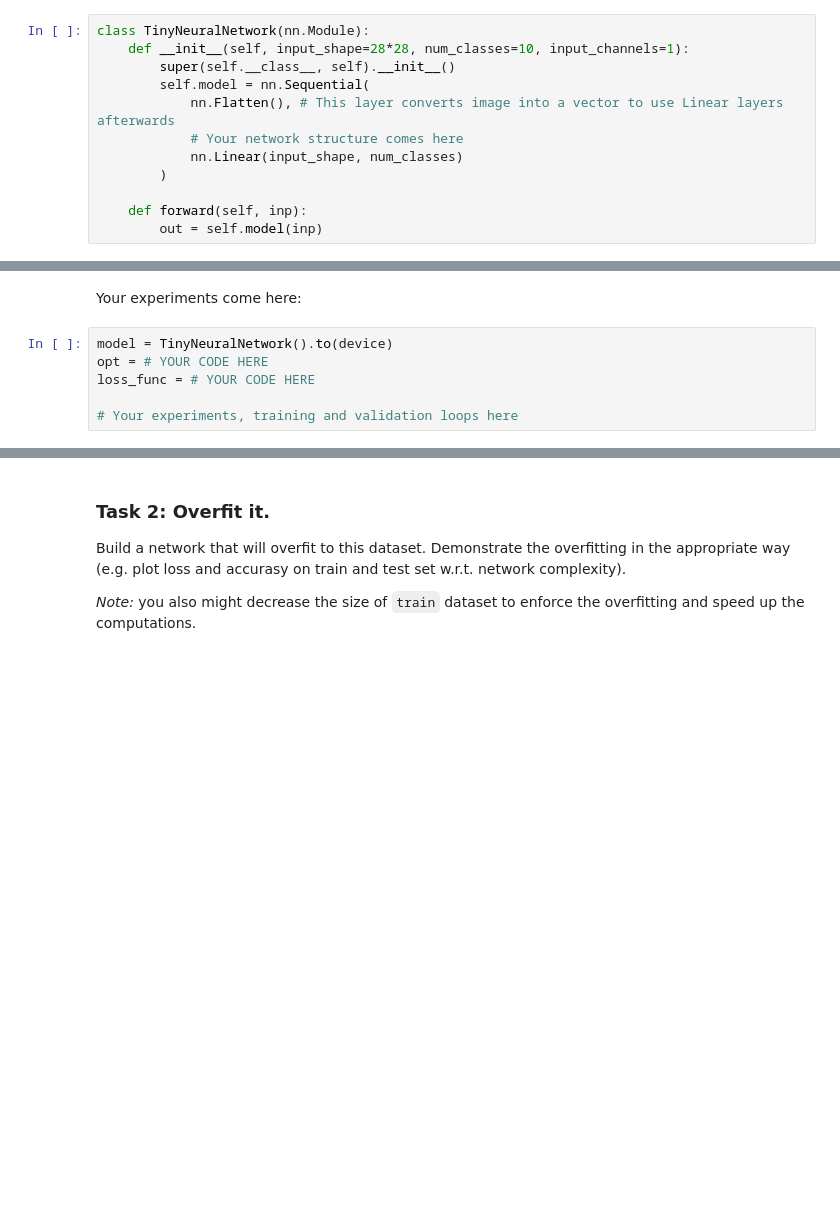
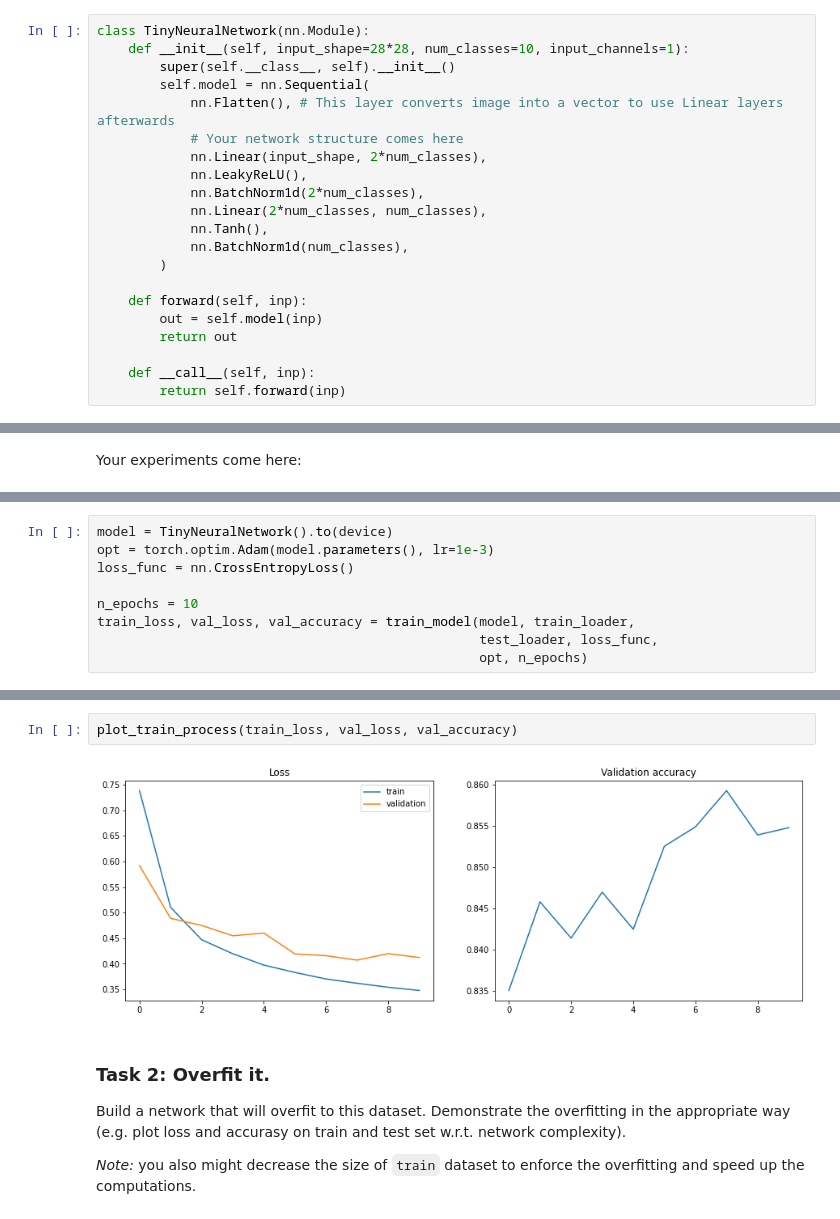
Before and after one commit to archie230/ml-mipt-solutions, a Jupyter notebook: homeworks_basic/Lab2_DL/Lab2_DL_part2_overfitting.ipynb, the cells around one changed output, grey strips where cells are left out. Saved outputs shown, nothing was run; the diff lists cells and outputs as text; blank space fills up the shorter version.

```diff
--- a/homeworks_basic/Lab2_DL/Lab2_DL_part2_overfitting.ipynb
+++ b/homeworks_basic/Lab2_DL/Lab2_DL_part2_overfitting.ipynb
@@ -84,10 +97,19 @@ class TinyNeuralNetwork(nn.Module):
         self.model = nn.Sequential(
             nn.Flatten(), # This layer converts image into a vector to use Linear layers afterwards
             # Your network structure comes here
-            nn.Linear(input_shape, num_classes)
+            nn.Linear(input_shape, 2*num_classes),
+            nn.LeakyReLU(),
+            nn.BatchNorm1d(2*num_classes),
+            nn.Linear(2*num_classes, num_classes),
+            nn.Tanh(),
+            nn.BatchNorm1d(num_classes),
         )
 
     def forward(self, inp):
         out = self.model(inp)
+        return out
+
+    def __call__(self, inp):
+        return self.forward(inp)
 # %%
 torchsummary.summary(TinyNeuralNetwork().to(device), (28*28,))
@@ -94,8 +137,2 @@ torchsummary.summary(TinyNeuralNetwork().to(device), (28*28,))
 # %% [markdown]
 Your experiments come here:
-# %%
-model = TinyNeuralNetwork().to(device)
-opt = # YOUR CODE HERE
-loss_func = # YOUR CODE HERE
-
-# Your experiments, training and validation loops here
@@ -101,0 +199,9 @@ loss_func = # YOUR CODE HERE
+# %%
+model = TinyNeuralNetwork().to(device)
+opt = torch.optim.Adam(model.parameters(), lr=1e-3)
+loss_func = nn.CrossEntropyLoss()
+
+n_epochs = 10
+train_loss, val_loss, val_accuracy = train_model(model, train_loader,
+                                                 test_loader, loss_func,
+                                                 opt, n_epochs)
@@ -102,3 +226,7 @@ loss_func = # YOUR CODE HERE
+# %%
+plot_train_process(train_loss, val_loss, val_accuracy)
+# %% [output]
+[figure, added]
 # %% [markdown]
 ### Task 2: Overfit it.
 Build a network that will overfit to this dataset. Demonstrate the overfitting in the appropriate way (e.g. plot loss and accurasy on train and test set w.r.t. network complexity).
```
Also changed, not shown: parts of 18 cells of this notebook, 3 other files.
